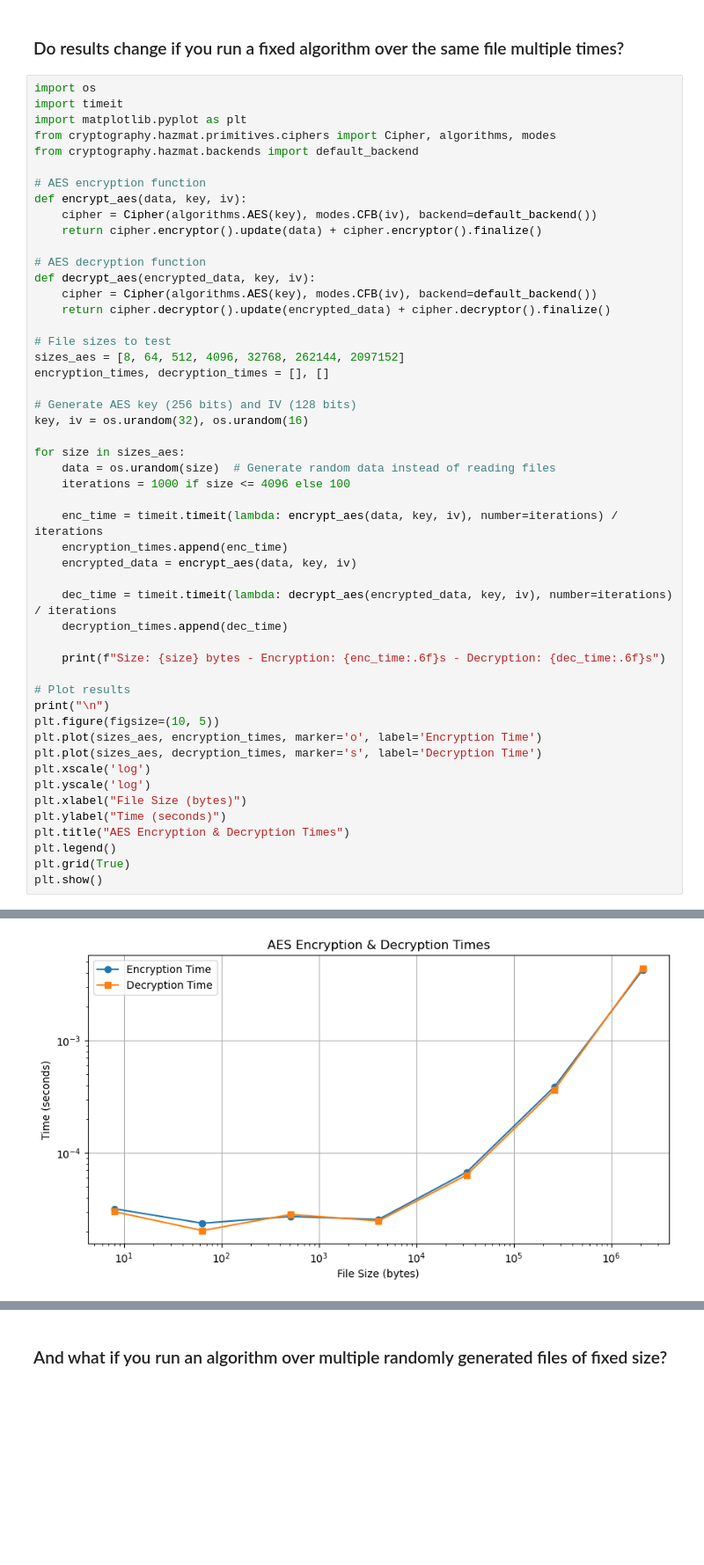
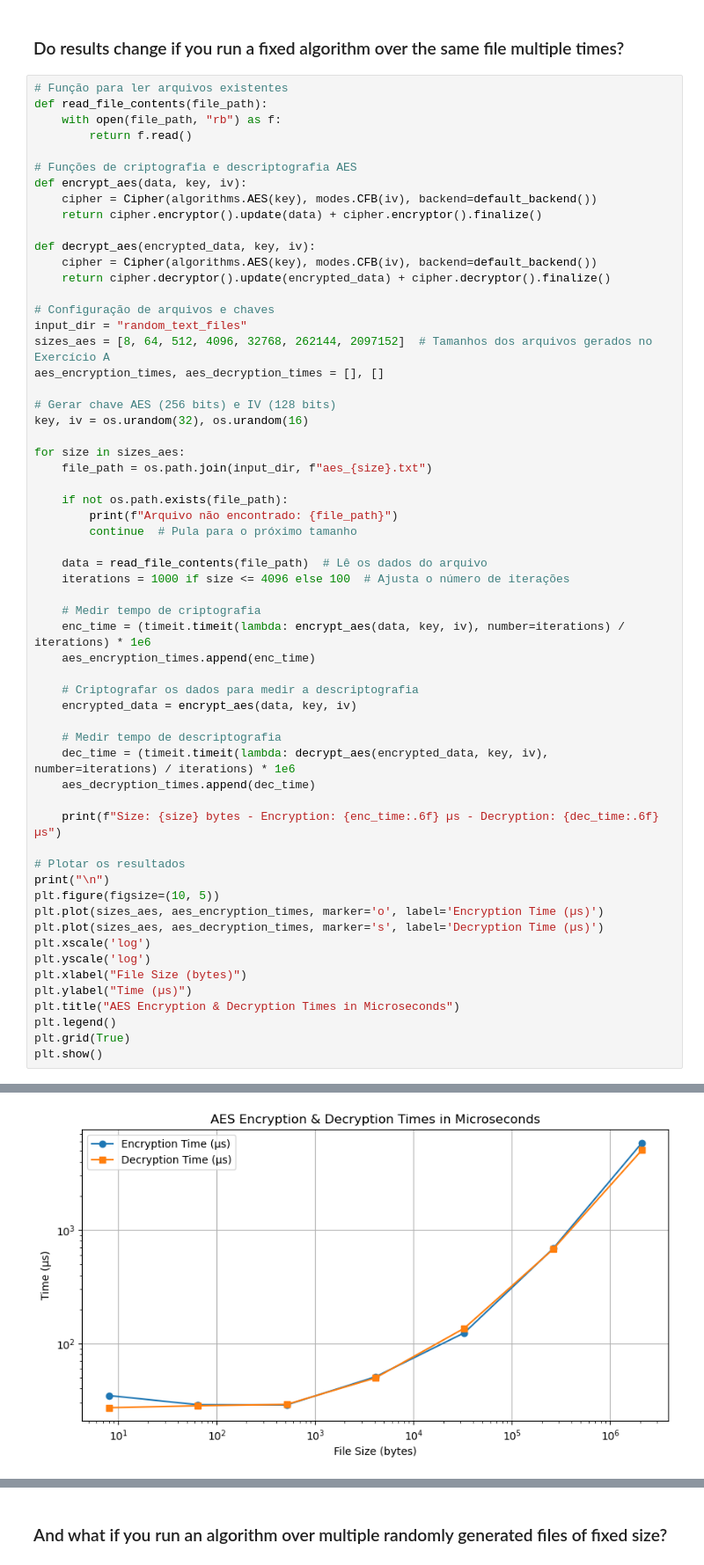
Before and after one commit to ruipmc/sp, a Jupyter notebook: Assignment1.ipynb, the cells around one changed output, grey strips where cells are left out. Shown at 88% size. Cells and saved outputs as stored; diff of their text form; blank space fills up the shorter version.

```diff
--- a/Assignment1.ipynb
+++ b/Assignment1.ipynb
@@ -103,52 +102,61 @@ After using AES to encrypt and decrypt the file sizes **one time**, the plot gen
 # %% [markdown]
 ### Do results change if you run a fixed algorithm over the same file multiple times?
 # %%
-import os
-import timeit
-import matplotlib.pyplot as plt
-from cryptography.hazmat.primitives.ciphers import Cipher, algorithms, modes
-from cryptography.hazmat.backends import default_backend
+# Função para ler arquivos existentes
+def read_file_contents(file_path):
+    with open(file_path, "rb") as f:
+        return f.read()
 
-# AES encryption function
+# Funções de criptografia e descriptografia AES
 def encrypt_aes(data, key, iv):
     cipher = Cipher(algorithms.AES(key), modes.CFB(iv), backend=default_backend())
     return cipher.encryptor().update(data) + cipher.encryptor().finalize()
 
-# AES decryption function
 def decrypt_aes(encrypted_data, key, iv):
     cipher = Cipher(algorithms.AES(key), modes.CFB(iv), backend=default_backend())
     return cipher.decryptor().update(encrypted_data) + cipher.decryptor().finalize()
 
-# File sizes to test
-sizes_aes = [8, 64, 512, 4096, 32768, 262144, 2097152]
-encryption_times, decryption_times = [], []
+# Configuração de arquivos e chaves
+input_dir = "random_text_files"
+sizes_aes = [8, 64, 512, 4096, 32768, 262144, 2097152]  # Tamanhos dos arquivos gerados no Exercício A
+aes_encryption_times, aes_decryption_times = [], []
 
-# Generate AES key (256 bits) and IV (128 bits)
+# Gerar chave AES (256 bits) e IV (128 bits)
 key, iv = os.urandom(32), os.urandom(16)
 
 for size in sizes_aes:
-    data = os.urandom(size)  # Generate random data instead of reading files
-    iterations = 1000 if size <= 4096 else 100
+    file_path = os.path.join(input_dir, f"aes_{size}.txt")
 
-    enc_time = timeit.timeit(lambda: encrypt_aes(data, key, iv), number=iterations) / iterations
-    encryption_times.append(enc_time)
+    if not os.path.exists(file_path):
+        print(f"Arquivo não encontrado: {file_path}")
+        continue  # Pula para o próximo tamanho
+
+    data = read_file_contents(file_path)  # Lê os dados do arquivo
+    iterations = 1000 if size <= 4096 else 100  # Ajusta o número de iterações
+
+    # Medir tempo de criptografia
+    enc_time = (timeit.timeit(lambda: encrypt_aes(data, key, iv), number=iterations) / iterations) * 1e6
+    aes_encryption_times.append(enc_time)
+
+    # Criptografar os dados para medir a descriptografia
     encrypted_data = encrypt_aes(data, key, iv)
 
-    dec_time = timeit.timeit(lambda: decrypt_aes(encrypted_data, key, iv), number=iterations) / iterations
-    decryption_times.append(dec_time)
+    # Medir tempo de descriptografia
+    dec_time = (timeit.timeit(lambda: decrypt_aes(encrypted_data, key, iv), number=iterations) / iterations) * 1e6
+    aes_decryption_times.append(dec_time)
 
-    print(f"Size: {size} bytes - Encryption: {enc_time:.6f}s - Decryption: {dec_time:.6f}s")
+    print(f"Size: {size} bytes - Encryption: {enc_time:.6f} µs - Decryption: {dec_time:.6f} µs")
 
-# Plot results
+# Plotar os resultados
 print("\n")
 plt.figure(figsize=(10, 5))
-plt.plot(sizes_aes, encryption_times, marker='o', label='Encryption Time')
-plt.plot(sizes_aes, decryption_times, marker='s', label='Decryption Time')
+plt.plot(sizes_aes, aes_encryption_times, marker='o', label='Encryption Time (µs)')
+plt.plot(sizes_aes, aes_decryption_times, marker='s', label='Decryption Time (µs)')
 plt.xscale('log')
 plt.yscale('log')
 plt.xlabel("File Size (bytes)")
-plt.ylabel("Time (seconds)")
-plt.title("AES Encryption & Decryption Times")
+plt.ylabel("Time (µs)")
+plt.title("AES Encryption & Decryption Times in Microseconds")
 plt.legend()
 plt.grid(True)
 plt.show()
@@ -163,2 +171,2 @@ Size: 2097152 bytes - Encryption: 0.004237s - Decryption: 0.004397s
-[figure, old version]
+[figure, new version]
 # %% [markdown]
```
Also changed, not shown: parts of 23 cells of this notebook.
